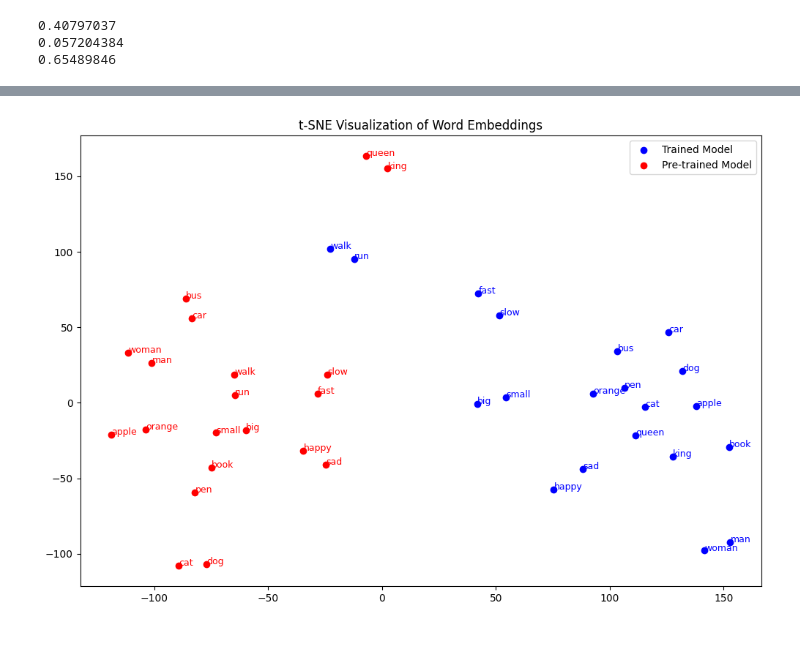
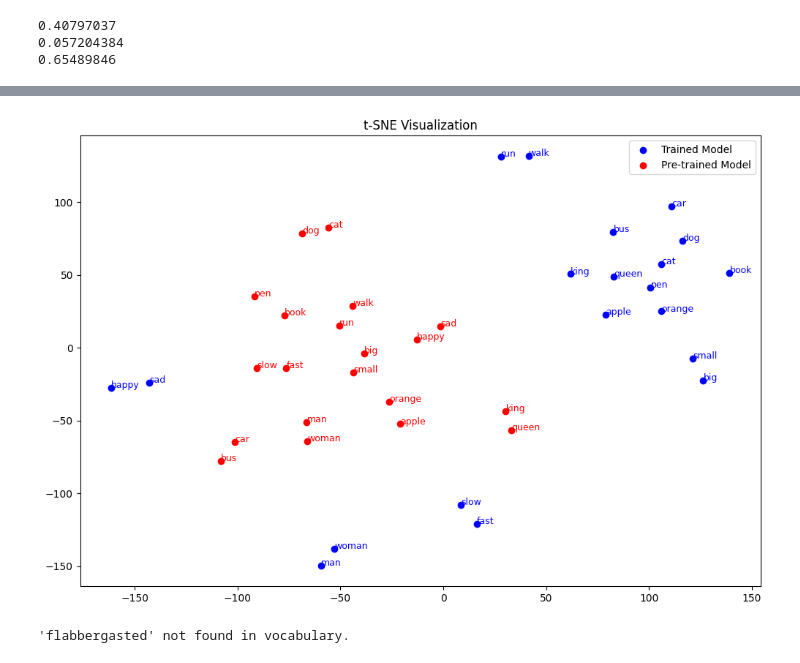
Before and after one commit to Nathbobs/deepLearning_Applications, a Jupyter notebook: Exec1/homework-1.ipynb, the cells around one changed output, grey strips where cells are left out. Drawn from its saved outputs; the diff is of its cells as text; code cells hidden in the pictures.

```diff
--- a/Exec1/homework-1.ipynb
+++ b/Exec1/homework-1.ipynb
@@ -148,24 +148,34 @@ for word in words:
 combined_vectors = np.vstack([trained_vectors, pretrained_vectors])
 # %%
-# Step 3: Apply t-SNE
-tsne = TSNE(n_components=2, random_state=42, perplexity=5)
+#Applying t-SNE
+tsne = TSNE(n_components=2, random_state=42, perplexity=6)
 reduced_vectors = tsne.fit_transform(combined_vectors)
 # %%
-# Step 4: Visualize the results
+#Visualisation
 plt.figure(figsize=(12, 8))
 
-# Plot trained model vectors
+# plotting trained model vectors
 for i, word in enumerate(words):
     plt.scatter(reduced_vectors[i, 0], reduced_vectors[i, 1], color='blue', label='Trained Model' if i == 0 else "")
     plt.text(reduced_vectors[i, 0] + 0.1, reduced_vectors[i, 1], word, fontsize=9, color='blue')
 
-# Plot pre-trained model vectors
+# plotting pre-trained model vectors
 for i, word in enumerate(words):
     plt.scatter(reduced_vectors[i + len(words), 0], reduced_vectors[i + len(words), 1], color='red', label='Pre-trained Model' if i == 0 else "")
     plt.text(reduced_vectors[i + len(words), 0] + 0.1, reduced_vectors[i + len(words), 1], word, fontsize=9, color='red')
 
-plt.title("t-SNE Visualization of Word Embeddings")
+plt.title("t-SNE Visualization")
 plt.legend()
 plt.show()
 # %% [output]
-[figure, old version]
+[figure, new version]
+# %%
+#Checking for an unknown word
+word = "flabbergasted"
+
+if word in model.wv:
+    print(f"Vector for '{word}': {model.wv[word]}")
+else:
+    print(f"'{word}' not found in vocabulary.")
+# %% [output]
+'flabbergasted' not found in vocabulary.
```
Also changed, not shown: parts of 5 cells of this notebook, 1 other file.
